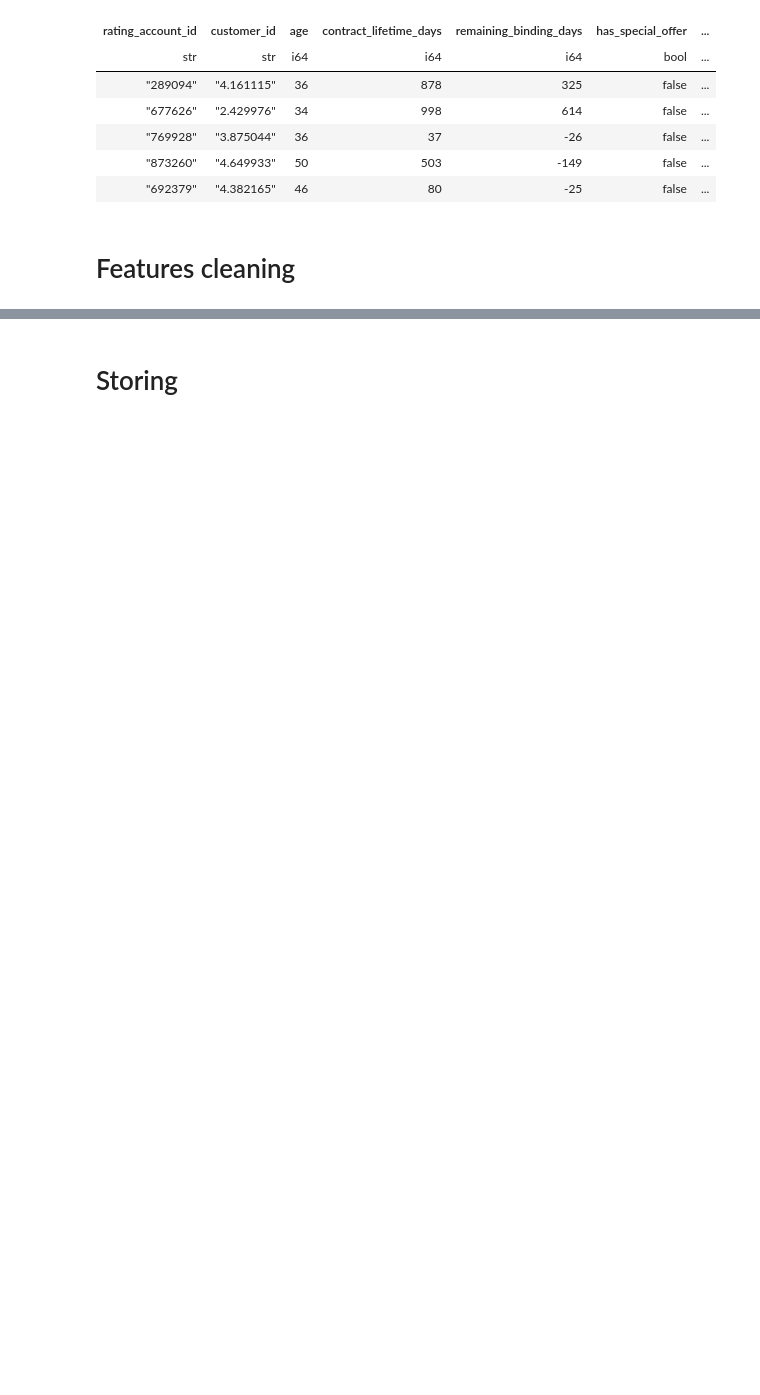
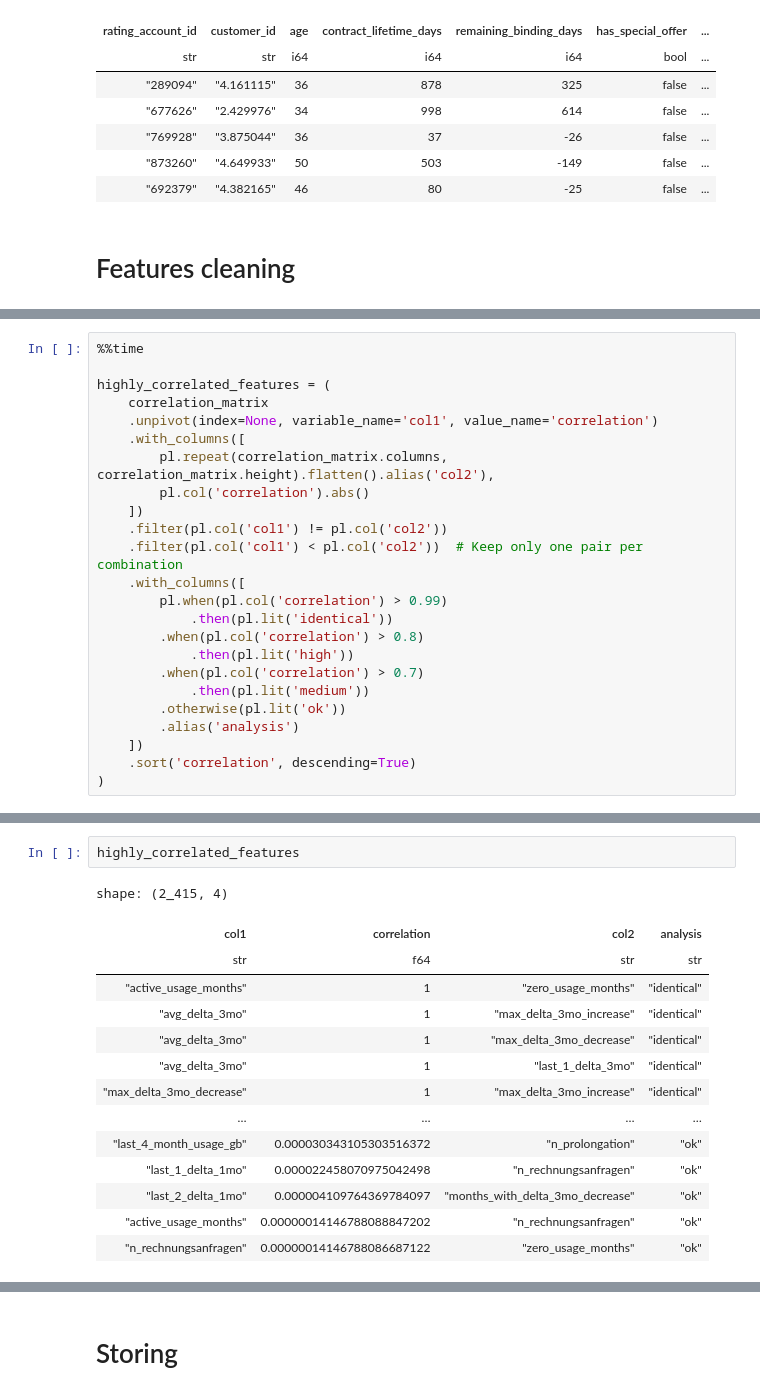
Before and after one commit to gzmyldrm/magenta-ds-interview-task, a Jupyter notebook: notebooks/1.features-enginering.ipynb, the cells around one changed output, grey strips where cells are left out. Cells and saved outputs as stored; diff of their text form; blank space fills up the shorter version.

```diff
--- a/notebooks/1.features-enginering.ipynb
+++ b/notebooks/1.features-enginering.ipynb
@@ -734,0 +778,24 @@ shape: (5, 85)
+# %%
+%%time
+
+highly_correlated_features = (
+    correlation_matrix
+    .unpivot(index=None, variable_name='col1', value_name='correlation')
+    .with_columns([
+        pl.repeat(correlation_matrix.columns, correlation_matrix.height).flatten().alias('col2'),
+        pl.col('correlation').abs()
+    ])
+    .filter(pl.col('col1') != pl.col('col2'))
+    .filter(pl.col('col1') < pl.col('col2'))  # Keep only one pair per combination
+    .with_columns([
+        pl.when(pl.col('correlation') > 0.99)
+            .then(pl.lit('identical'))
+        .when(pl.col('correlation') > 0.8)
+            .then(pl.lit('high'))
+        .when(pl.col('correlation') > 0.7)
+            .then(pl.lit('medium'))
+        .otherwise(pl.lit('ok'))
+        .alias('analysis')
+    ])
+    .sort('correlation', descending=True)
+)
@@ -734,0 +805,17 @@ shape: (5, 85)
+# %%
+highly_correlated_features
+# %% [output]
+shape: (2_415, 4)
+| col1 | correlation | col2 | analysis |
+| str | f64 | str | str |
+| "active_usage_months" | 1 | "zero_usage_months" | "identical" |
+| "avg_delta_3mo" | 1 | "max_delta_3mo_increase" | "identical" |
+| "avg_delta_3mo" | 1 | "max_delta_3mo_decrease" | "identical" |
+| "avg_delta_3mo" | 1 | "last_1_delta_3mo" | "identical" |
+| "max_delta_3mo_decrease" | 1 | "max_delta_3mo_increase" | "identical" |
+| … | … | … | … |
+| "last_4_month_usage_gb" | 0.000030343105303516372 | "n_prolongation" | "ok" |
+| "last_1_delta_1mo" | 0.000022458070975042498 | "n_rechnungsanfragen" | "ok" |
+| "last_2_delta_1mo" | 0.000004109764369784097 | "months_with_delta_3mo_decrease" | "ok" |
+| "active_usage_months" | 0.00000014146788088847202 | "n_rechnungsanfragen" | "ok" |
+| "n_rechnungsanfragen" | 0.00000014146788086687122 | "zero_usage_months" | "ok" |
```
Also changed, not shown: parts of 38 cells of this notebook, 1 other file.
